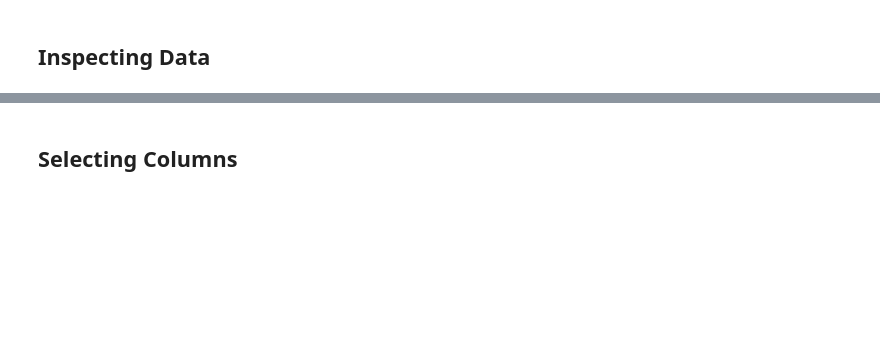
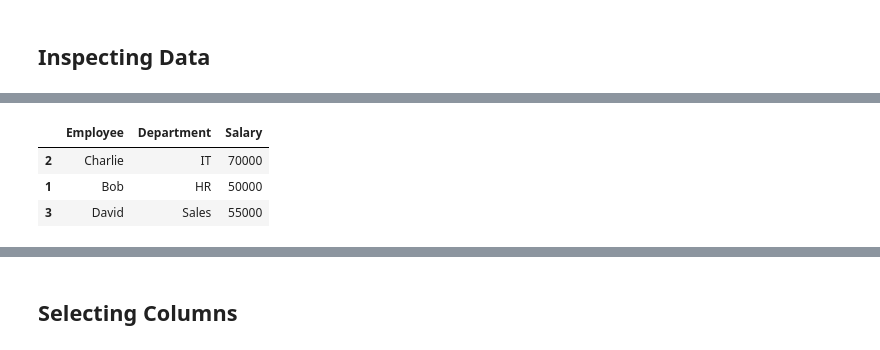
Before and after one commit to srinageswaran2006/Python-for-Data-Analysis, a Jupyter notebook: 03_Pandas/03_Pandas_Notes_and_Practice.ipynb, the cells around one changed output, grey strips where cells are left out. Cells and saved outputs as stored; diff of their text form; code cells hidden in the pictures; blank space fills up the shorter version.

```diff
--- a/03_Pandas/03_Pandas_Notes_and_Practice.ipynb
+++ b/03_Pandas/03_Pandas_Notes_and_Practice.ipynb
@@ -89,7 +135,12 @@ np.int64(871)
 # %%
 pd.set_option("display.max_columns",None) # to disable truncation of cols
 # %%
-df.sample(5) #random 5 rows
+df.sample(3) #random 3 rows
+# %% [output]
+|  | Employee | Department | Salary |
+| 2 | Charlie | IT | 70000 |
+| 1 | Bob | HR | 50000 |
+| 3 | David | Sales | 55000 |
 # %%
 df.nunique() #unique values
 # %% [output]
```
Also changed, not shown: parts of 94 cells of this notebook.
